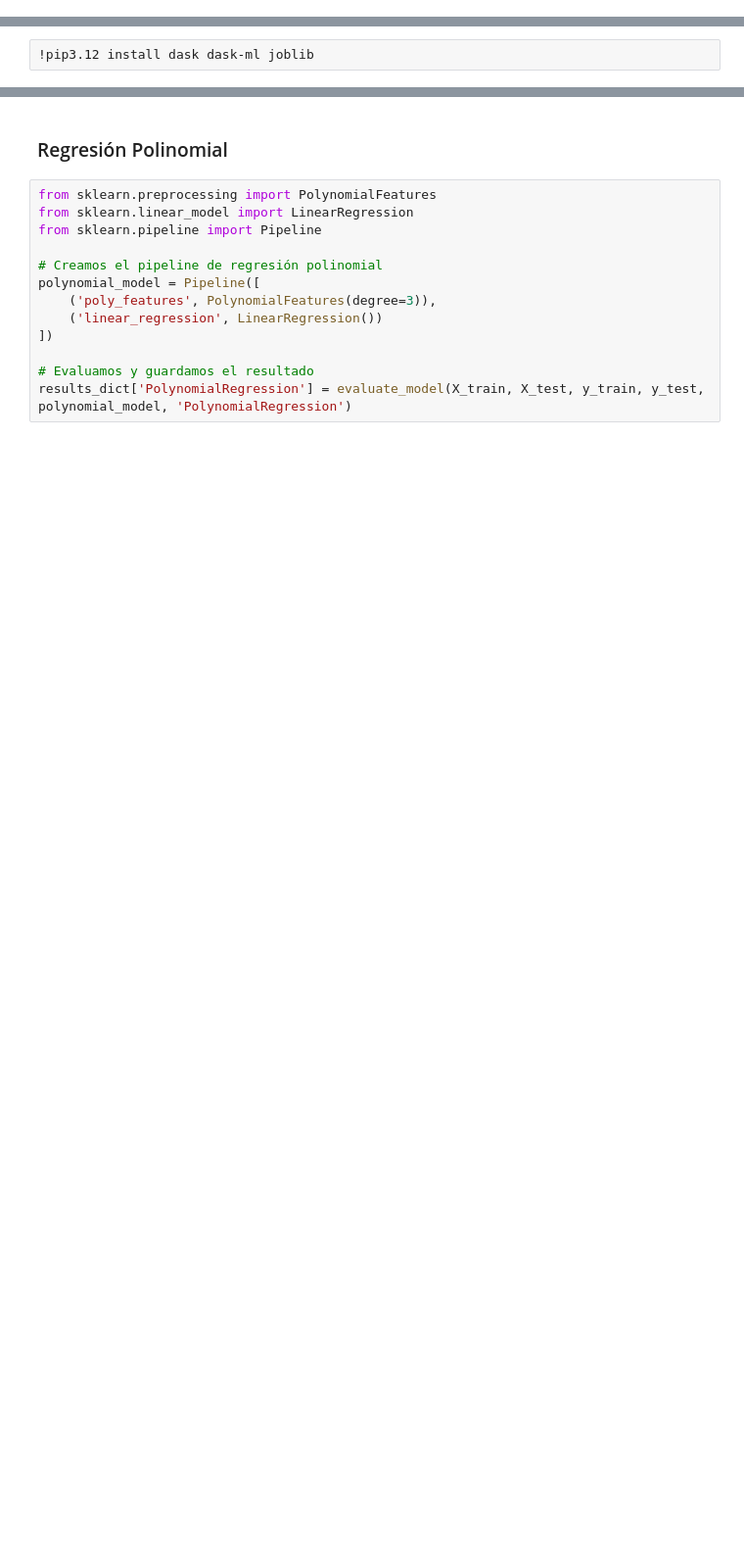
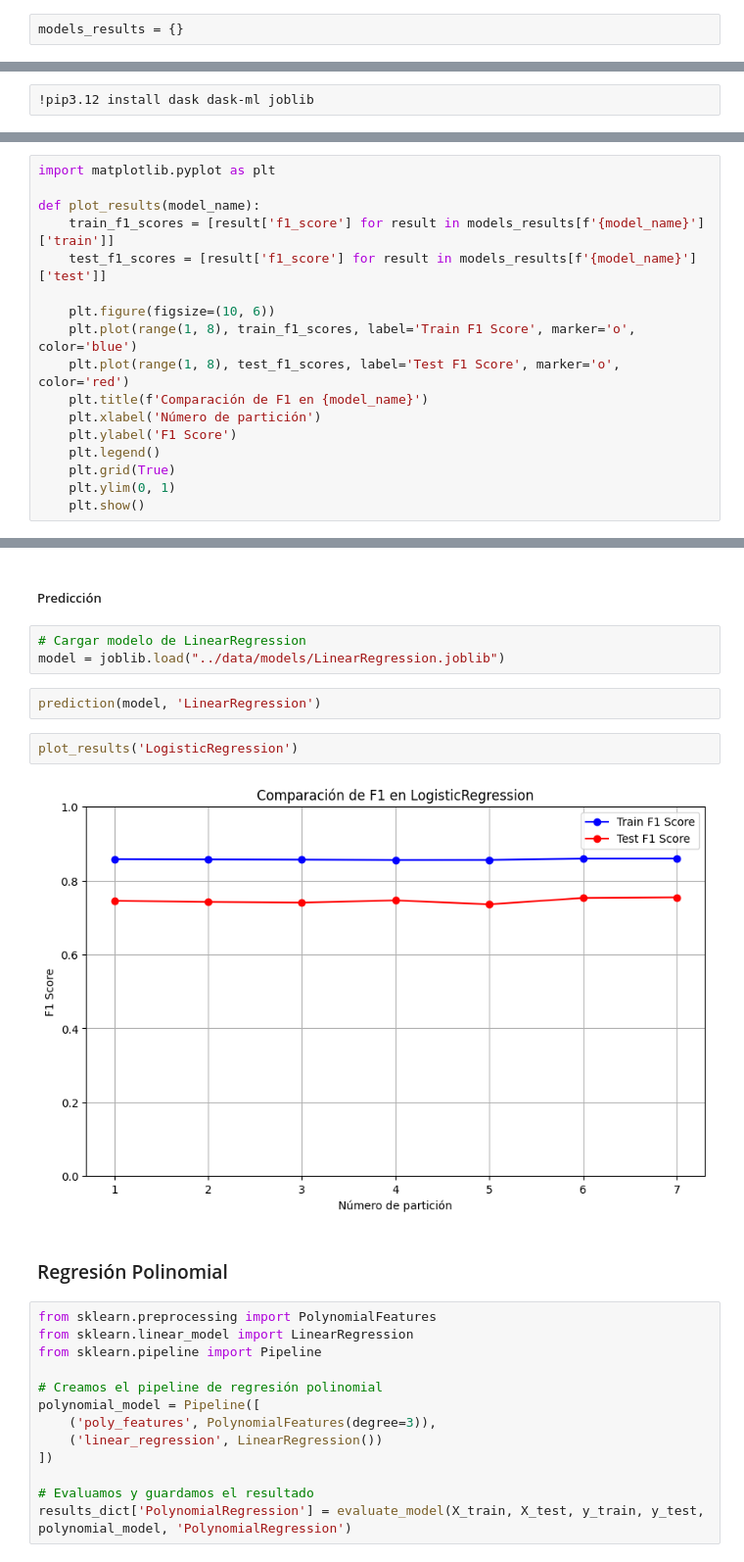
Before and after one commit to kliniik/Practica_AAI_1, a Jupyter notebook: supervised.ipynb, the cells around one changed output, grey strips where cells are left out. Shown at 98% size. Cells and saved outputs as stored; diff of their text form; blank space fills up the shorter version.

Commit message:
Linear and Logistic Regression

```diff
--- a/supervised.ipynb
+++ b/supervised.ipynb
@@ -3,3 +8,5 @@
+# %%
+models_results = {}
 # %% [markdown]
 ### Cargado de datos
 # %%
@@ -64,0 +99,17 @@ def plot_model_comparison(results_dict):
+# %%
+import matplotlib.pyplot as plt
+
+def plot_results(model_name):
+    train_f1_scores = [result['f1_score'] for result in models_results[f'{model_name}']['train']]
+    test_f1_scores = [result['f1_score'] for result in models_results[f'{model_name}']['test']]
+
+    plt.figure(figsize=(10, 6))
+    plt.plot(range(1, 8), train_f1_scores, label='Train F1 Score', marker='o', color='blue')
+    plt.plot(range(1, 8), test_f1_scores, label='Test F1 Score', marker='o', color='red')
+    plt.title(f'Comparación de F1 en {model_name}')
+    plt.xlabel('Número de partición')
+    plt.ylabel('F1 Score')
+    plt.legend()
+    plt.grid(True)
+    plt.ylim(0, 1)
+    plt.show()
@@ -86,3 +170,14 @@ dump(model, 'linear_regression_model.joblib')
+# %% [markdown]
+##### Predicción
+# %%
+# Cargar modelo de LinearRegression
+model = joblib.load("../data/models/LinearRegression.joblib")
+# %%
+prediction(model, 'LinearRegression')
+# %%
+plot_results('LogisticRegression')
+# %% [output]
+[figure, added]
 # %% [markdown]
 ### Regresión Polinomial
 # %%
```
Also changed, not shown: parts of 26 cells of this notebook, 8 other files.
